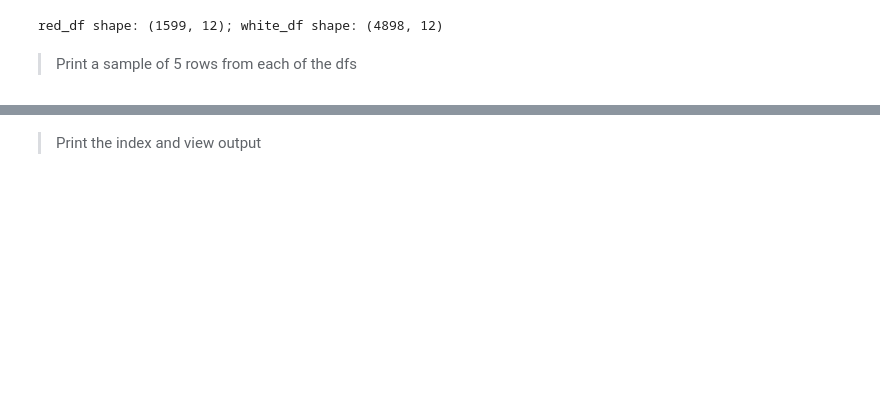
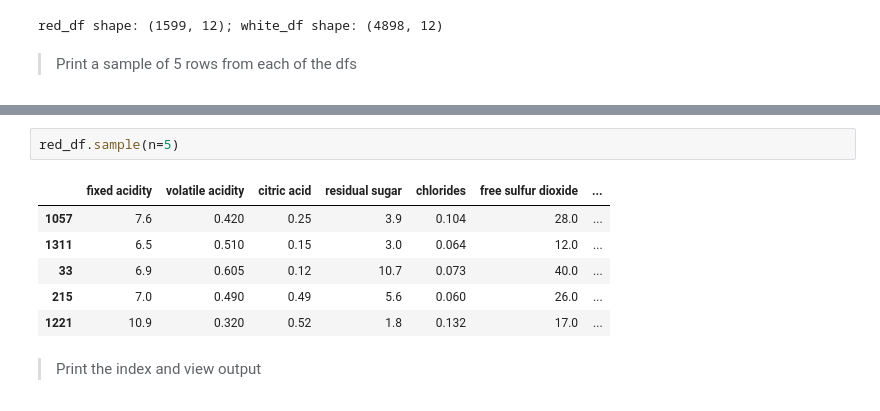
Before and after one commit to goodhamgupta/ml_workshop, a Jupyter notebook: 01-Introduction.ipynb, the cells around one changed output, grey strips where cells are left out. Saved outputs shown, nothing was run; the diff lists cells and outputs as text; blank space fills up the shorter version.

```diff
--- a/01-Introduction.ipynb
+++ b/01-Introduction.ipynb
@@ -224,2 +239,11 @@ red_df shape: (1599, 12); white_df shape: (4898, 12)
+# %%
+red_df.sample(n=5)
+# %% [output]
+|  | fixed acidity | volatile acidity | citric acid | residual sugar | chlorides | free sulfur dioxide | ... |
+| 1057 | 7.6 | 0.420 | 0.25 | 3.9 | 0.104 | 28.0 | ... |
+| 1311 | 6.5 | 0.510 | 0.15 | 3.0 | 0.064 | 12.0 | ... |
+| 33 | 6.9 | 0.605 | 0.12 | 10.7 | 0.073 | 40.0 | ... |
+| 215 | 7.0 | 0.490 | 0.49 | 5.6 | 0.060 | 26.0 | ... |
+| 1221 | 10.9 | 0.320 | 0.52 | 1.8 | 0.132 | 17.0 | ... |
 # %% [markdown]
 > Print the index and view output
```
Also changed, not shown: parts of 35 cells of this notebook, 2 other files.
